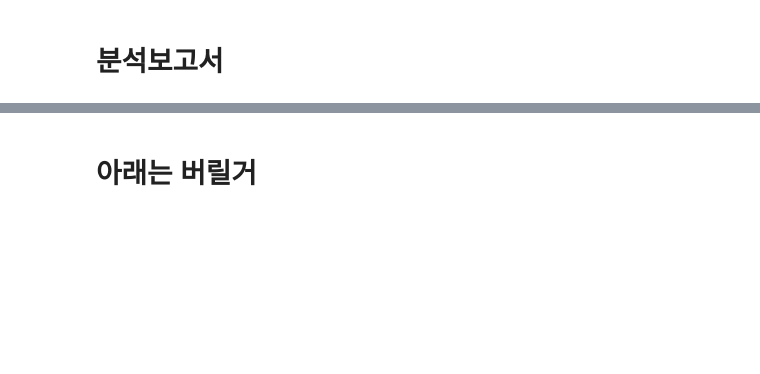
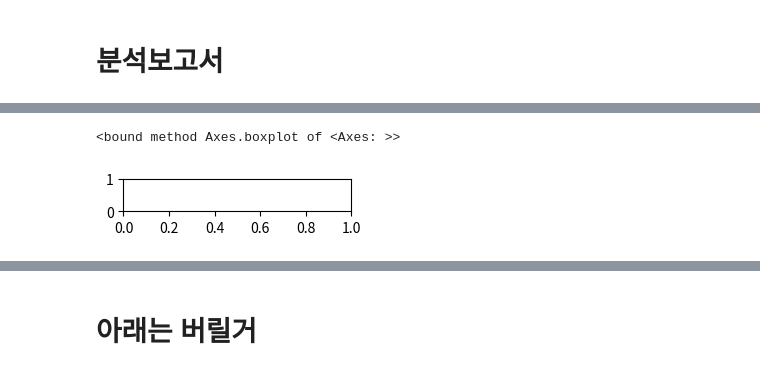
Before and after one commit to ZeroJoon2/python_project_git, a Jupyter notebook: 프로젝트(주택가격).ipynb, the cells around one changed output, grey strips where cells are left out. Drawn from its saved outputs; the diff is of its cells as text; code cells hidden in the pictures; blank space fills up the shorter version.

```diff
--- a/프로젝트(주택가격).ipynb
+++ b/프로젝트(주택가격).ipynb
@@ -517,3 +609,16 @@ plt.show()
 
 - 마포구
 전세가율이 조금씩 높아지는 중
+# %%
+seoul_area_north = ['강북구','광진구',	'노원구',	'도봉구',	'동대문구','마포구',	'서대문구','성동구',	'성북구',	'용산구',	'은평구',	'종로구',	'중구',	'중랑구']
+seoul_area_south = ['강남구', '강동구', '강서구',  '관악구','구로구',	'금천구',	'동작구',		'서초구',		'송파구',	'양천구',	'영등포구']
+# %%
+df_seoul_mean = df_seoul[df_seoul['지역명'].isin(seoul_area_north) == True][['지역명','gubun','when','ratio']].groupby( by = ['지역명','gubun','when']).mean().reset_index()
+
+# 매매 / 전세 트렌트 그래프
+fig = plt.figure(figsize = (10,5))
+axes = fig.add_subplot(10, 3, idx + 1)
+axes.boxplot
+# %% [output]
+<bound method Axes.boxplot of <Axes: >>
+[figure, added]
```
Also changed, not shown: parts of 36 cells of this notebook.
